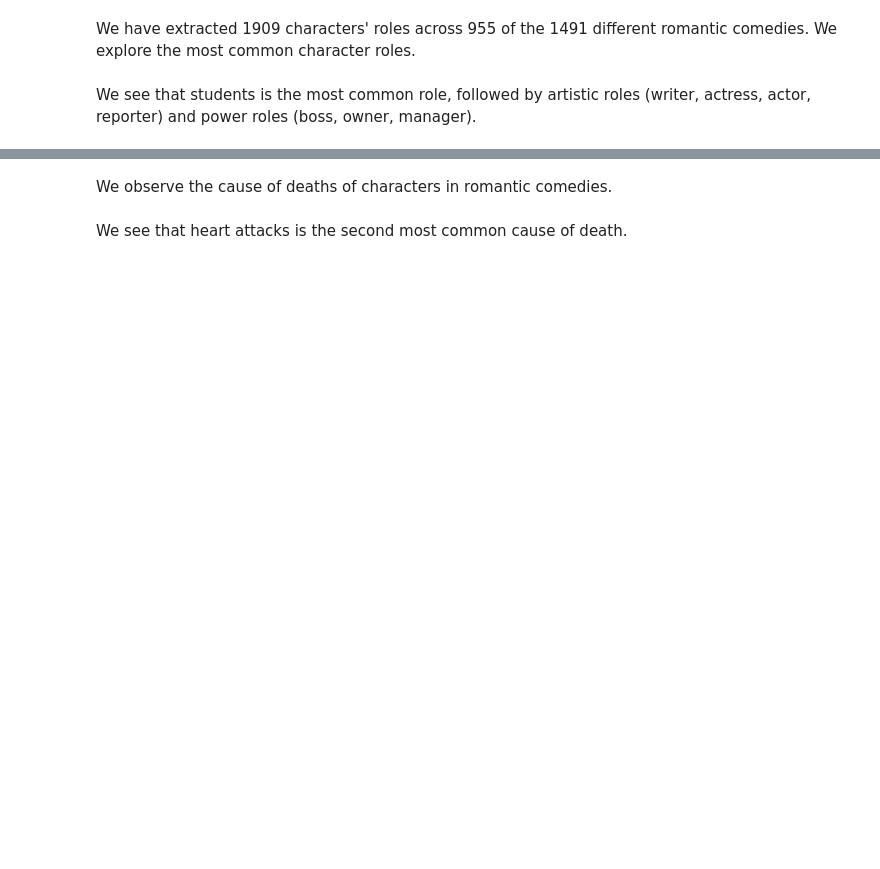
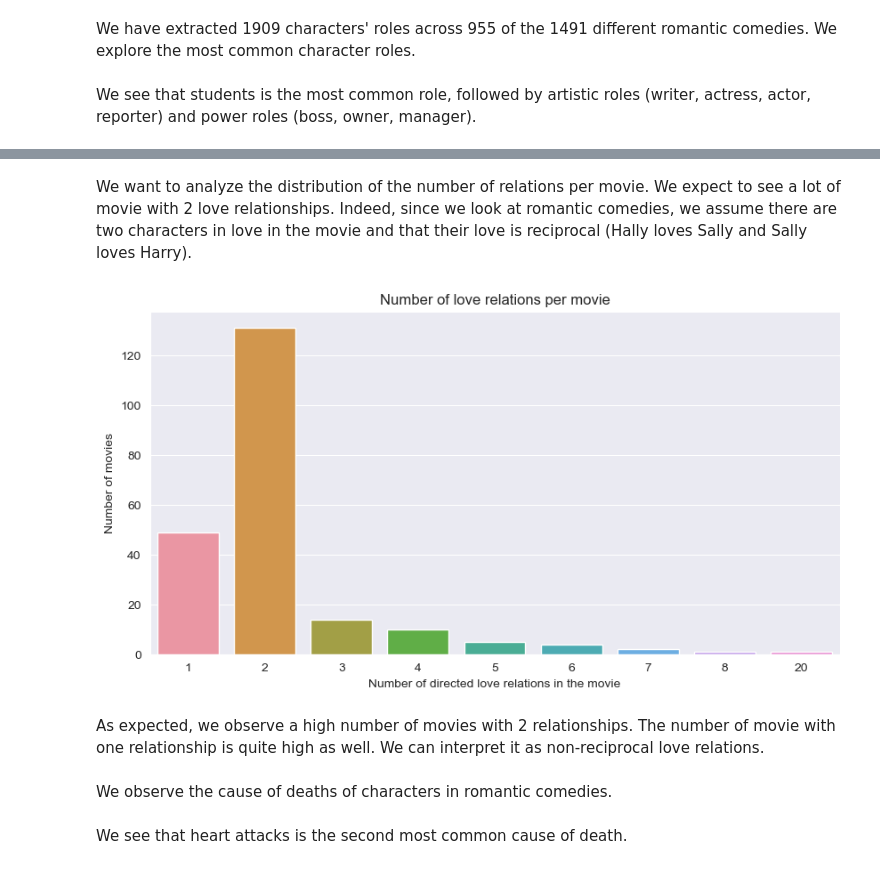
Before and after one commit to epfl-ada/ada-2022-project-toestewbrr, a Jupyter notebook: coreNLP_analysis.ipynb, the cells around one changed output, grey strips where cells are left out. Saved outputs shown, nothing was run; the diff lists cells and outputs as text; code cells hidden in the pictures; blank space fills up the shorter version.

Commit message:
love_df analysis

```diff
--- a/coreNLP_analysis.ipynb
+++ b/coreNLP_analysis.ipynb
@@ -251,0 +301,9 @@ love_df
+# %%
+movie_characters = []
+for id in love_df['Wikipedia ID'].unique():
+    tree = get_tree_romance(id)
+    characters = get_characters(tree)
+    movie_characters.append((id, characters))
+# %%
+movie_characters_df = pd.DataFrame(movie_characters, columns=['Wikipedia ID', 'Characters'])
+movie_characters_df
@@ -251,0 +326,3 @@ love_df
+# %%
+love_cast_df = love_df.merge(movie_characters_df, on='Wikipedia ID')
+love_cast_df
@@ -251,0 +345,7 @@ love_df
+# %%
+# Filter out relations that are not between movie's characters
+love_cast_df = love_cast_df.copy(deep=True)
+love_cast_df['Subject in characters'] = love_cast_df.apply(lambda x: x['Subject'] in x['Characters'], axis=1)
+love_cast_df['Relation in characters'] = love_cast_df.apply(lambda x: x['Relation'] in x['Characters'], axis=1)
+love_cast_df = love_cast_df[love_cast_df['Subject in characters'] & love_cast_df['Relation in characters']]
+love_cast_df
@@ -252,3 +366,23 @@ love_df
+# %% [markdown]
+We want to analyze the distribution of the number of relations per movie. We expect to see a lot of movie with 2 love relationships. Indeed, since we look at romantic comedies, we assume there are two characters in love in the movie and that their love is reciprocal (Hally loves Sally and Sally loves Harry).
+# %%
+# Plot the distribution of the number of relations per movie
+love_cast_df['Number of relations'] = love_cast_df.groupby(['Wikipedia ID'])['Relation'].transform('count')
+# Obtain a dataframe with the number of relations per movie
+relations_per_movie = love_cast_df[['Wikipedia ID', 'Number of relations']].drop_duplicates()
+
+fig, ax = plt.subplots(figsize=(10, 5))
+sns.countplot(x='Number of relations', data=relations_per_movie, ax=ax)
+ax.set_title('Number of love relations per movie')
+ax.set_ylabel('Number of movies')
+ax.set_xlabel('Number of directed love relations in the movie')
+sns.set_style('darkgrid')
+sns.set_palette('flare')
+plt.show()
+# %% [output]
+[figure, added]
+# %% [markdown]
+As expected, we observe a high number of movies with 2 relationships. The number of movie with one relationship is quite high as well. We can interpret it as non-reciprocal love relations.
 # %% [markdown]
 We observe the cause of deaths of characters in romantic comedies.
 # %%
```
Also changed, not shown: parts of 18 cells of this notebook, 2 other files.
